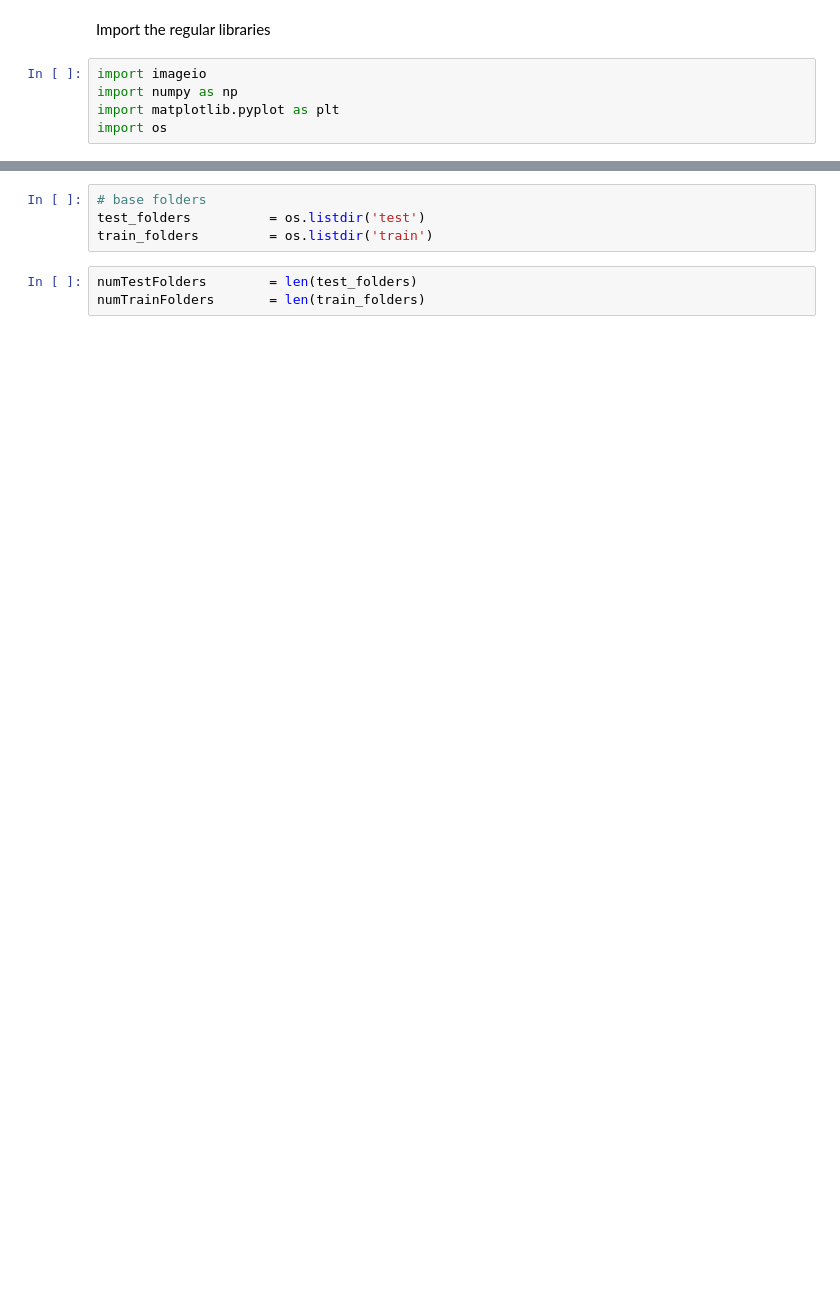
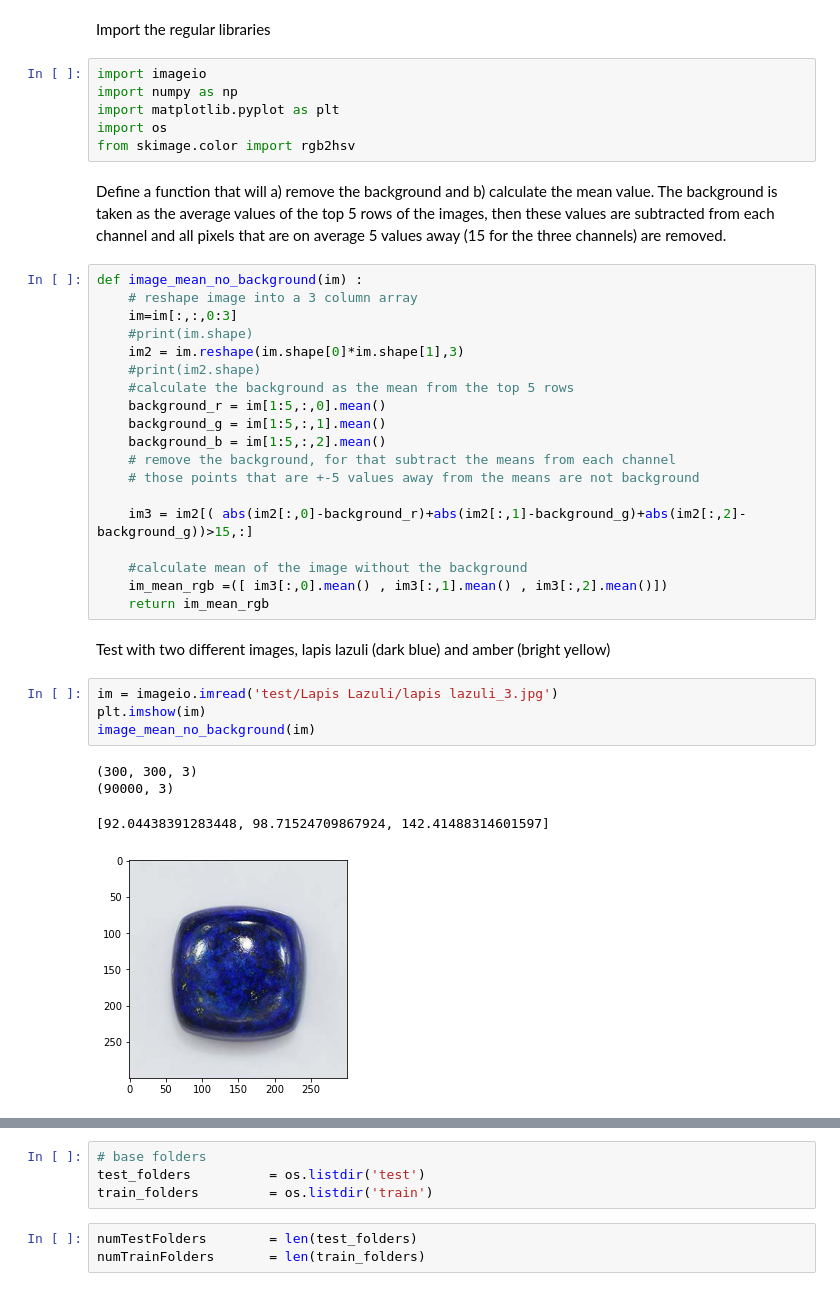
Before and after one commit to reyesaldasoro/Gems, a Jupyter notebook: Untitled.ipynb, the cells around one changed output, grey strips where cells are left out. Cells and saved outputs as stored; diff of their text form; blank space fills up the shorter version.

```diff
--- a/Untitled.ipynb
+++ b/Untitled.ipynb
@@ -5,5 +5,38 @@ import imageio
 import numpy as np
 import matplotlib.pyplot as plt
 import os
+from skimage.color import rgb2hsv
+# %% [markdown]
+Define a function that will a) remove the background and b) calculate the mean value. The background is taken as the average values of the top 5 rows of the images, then these values are subtracted from each channel and all pixels that are on average 5 values away (15 for the three channels) are removed.
+# %%
+def image_mean_no_background(im) :
+    # reshape image into a 3 column array
+    im=im[:,:,0:3]
+    #print(im.shape)
+    im2 = im.reshape(im.shape[0]*im.shape[1],3)
+    #print(im2.shape)
+    #calculate the background as the mean from the top 5 rows
+    background_r = im[1:5,:,0].mean()
+    background_g = im[1:5,:,1].mean()
+    background_b = im[1:5,:,2].mean()
+    # remove the background, for that subtract the means from each channel
+    # those points that are +-5 values away from the means are not background
+
+    im3 = im2[( abs(im2[:,0]-background_r)+abs(im2[:,1]-background_g)+abs(im2[:,2]-background_g))>15,:]
+
+    #calculate mean of the image without the background
+    im_mean_rgb =([ im3[:,0].mean() , im3[:,1].mean() , im3[:,2].mean()])
+    return im_mean_rgb
+# %% [markdown]
+Test with two different images, lapis lazuli (dark blue) and amber (bright yellow)
+# %%
+im = imageio.imread('test/Lapis Lazuli/lapis lazuli_3.jpg')
+plt.imshow(im)
+image_mean_no_background(im)
+# %% [output]
+(300, 300, 3)
+(90000, 3)
+[92.04438391283448, 98.71524709867924, 142.41488314601597]
+[figure, added]
 # %%
 im = imageio.imread('test/Amber/amber_9.jpg')
```
Also changed, not shown: parts of 11 cells of this notebook.
